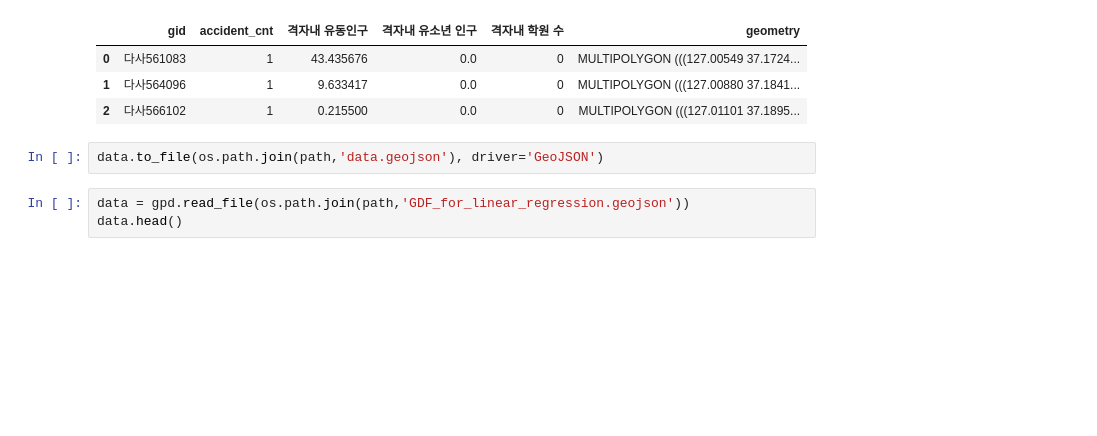
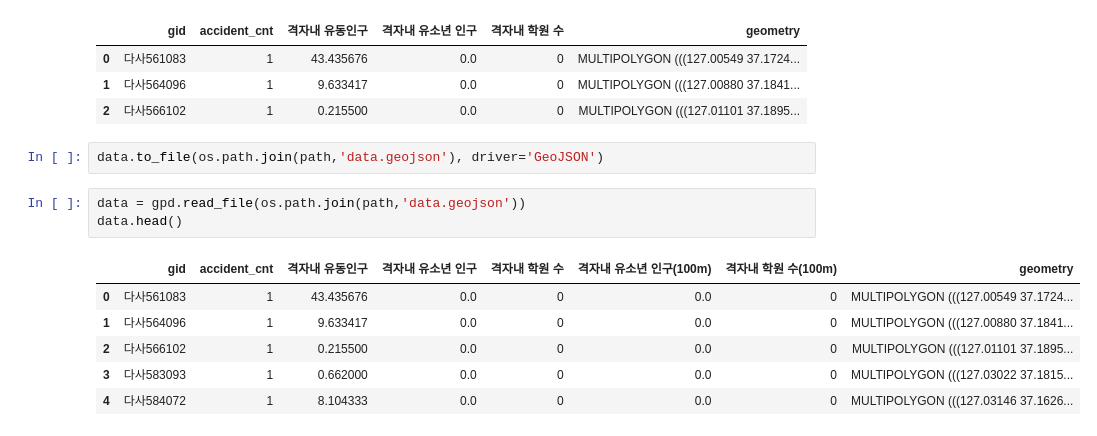
Before and after one commit to ikeven94/Osan-Si_-Identify-_TA_DangerZones, a Jupyter notebook: EDA/Linear Regression.ipynb, the cells around one changed output. Drawn from its saved outputs; the diff is of its cells as text; blank space fills up the shorter version.

Commit message:
linear regression

```diff
--- a/EDA/Linear Regression.ipynb
+++ b/EDA/Linear Regression.ipynb
@@ -256,5 +256,12 @@ data.head(3)
 # %%
 data.to_file(os.path.join(path,'data.geojson'), driver='GeoJSON')
 # %%
-data = gpd.read_file(os.path.join(path,'GDF_for_linear_regression.geojson'))
+data = gpd.read_file(os.path.join(path,'data.geojson'))
 data.head()
+# %% [output]
+|  | gid | accident_cnt | 격자내 유동인구 | 격자내 유소년 인구 | 격자내 학원 수 | 격자내 유소년 인구(100m) | 격자내 학원 수(100m) | geometry |
+| 0 | 다사561083 | 1 | 43.435676 | 0.0 | 0 | 0.0 | 0 | MULTIPOLYGON (((127.00549 37.1724... |
+| 1 | 다사564096 | 1 | 9.633417 | 0.0 | 0 | 0.0 | 0 | MULTIPOLYGON (((127.00880 37.1841... |
+| 2 | 다사566102 | 1 | 0.215500 | 0.0 | 0 | 0.0 | 0 | MULTIPOLYGON (((127.01101 37.1895... |
+| 3 | 다사583093 | 1 | 0.662000 | 0.0 | 0 | 0.0 | 0 | MULTIPOLYGON (((127.03022 37.1815... |
+| 4 | 다사584072 | 1 | 8.104333 | 0.0 | 0 | 0.0 | 0 | MULTIPOLYGON (((127.03146 37.1626... |
```
Also changed, not shown: parts of 20 cells of this notebook, 1 other file.
